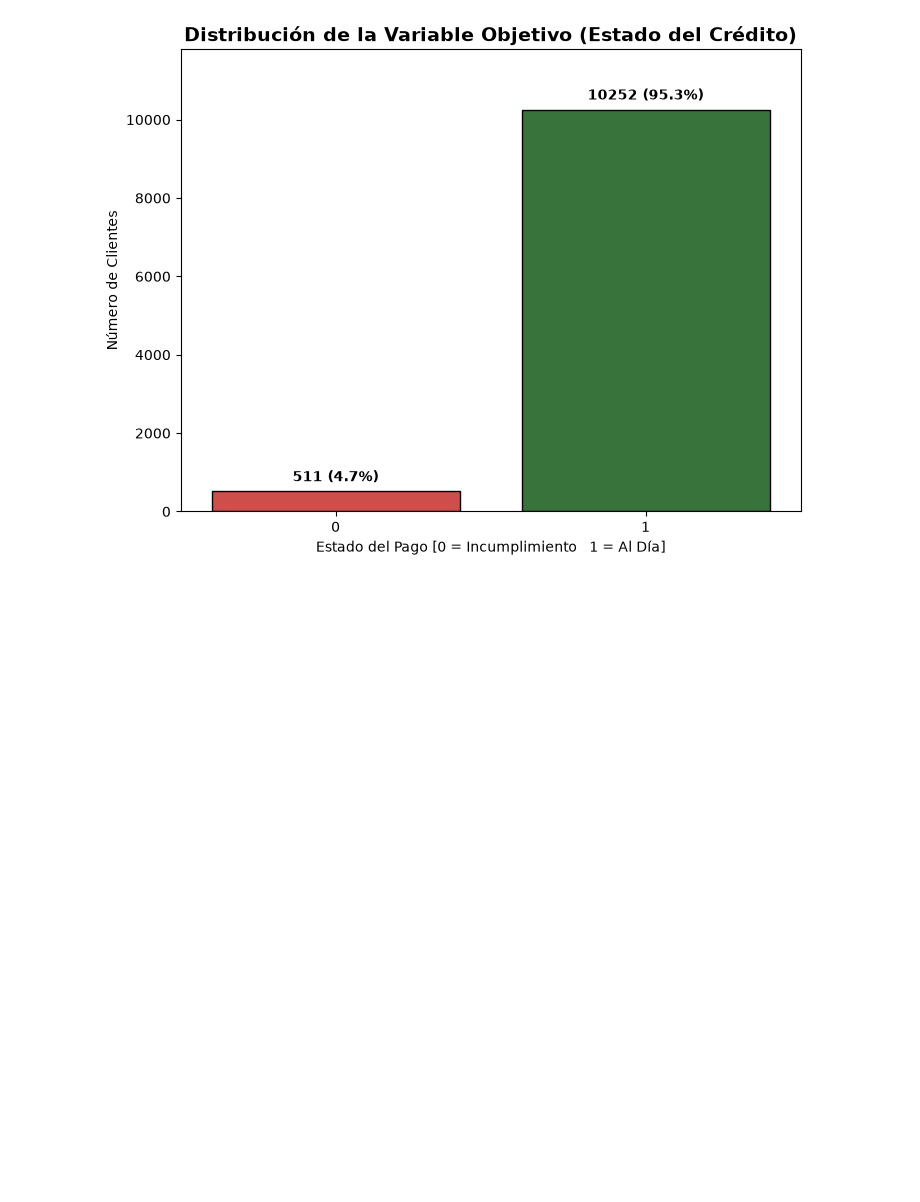
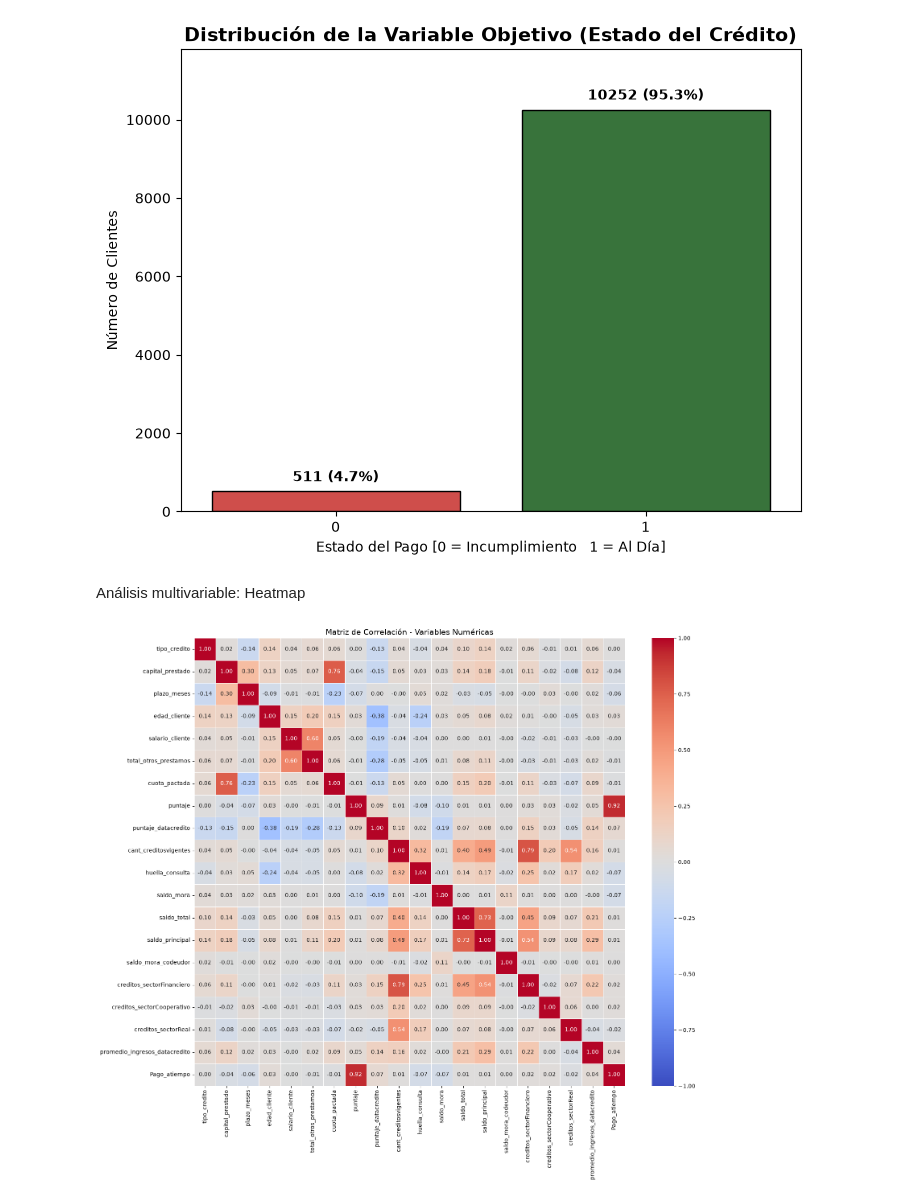
Before and after one commit to SaraHenaoB/PI_M5_, a Jupyter notebook: src/comprension_eda.ipynb, the cells around one changed output. Saved outputs shown, nothing was run; the diff lists cells and outputs as text; code cells hidden in the pictures; blank space fills up the shorter version.

```diff
--- a/src/comprension_eda.ipynb
+++ b/src/comprension_eda.ipynb
@@ -55,0 +88,10 @@ No se evidencias registros duplicados, todos difieren en al menos 1 dato dentro
+# %%
+valid_values = ["Estable", "Creciente", "Decreciente"]
+
+#Reemplazamos por NaN todo lo que NO esté en la lista de valores válidos
+df.loc[~df["tendencia_ingresos"].isin(valid_values), "tendencia_ingresos"] = np.nan
+
+# Verificar los resultados
+print(df["tendencia_ingresos"].value_counts(dropna=False))
+
+print(f"Tipo de dato de tendencia_ingresos: {df["tendencia_ingresos"].dtype}")
@@ -70,2 +151,4 @@ df.describe()
+# %%
+df['puntaje_datacredito'] = df['puntaje_datacredito'].replace(-7.0, df.loc[df['puntaje_datacredito'] != -7.0, 'puntaje_datacredito'].median())
 # %% [markdown]
 Gráficas exploratorias
@@ -104,3 +189,27 @@ Número de clientes Al Día (1): 10252 (95.25%)
 Número de clientes en Incumplimiento (0): 511 (4.75%)
 Ratio de desbalanceo: 20.06:1
 [figure]
+# %% [markdown]
+Análisis multivariable: Heatmap
+# %%
+df_numerico = df.select_dtypes(include=["number"])
+
+matriz_corr = df_numerico.corr()
+
+plt.figure(figsize=(16, 14))
+
+sns.heatmap(
+    matriz_corr,
+    annot=True,  # Coloca el valor numérico en cada celda
+    cmap="coolwarm",  # Azul = Correlación negativa, Rojo = Correlación positiva
+    fmt=".2f",
+    linewidths=0.5,  # Separa los cuadros con una línea delgada
+    vmin=-1,
+    vmax=1,  # Fija los límites de la escala de color
+)
+
+plt.title("Matriz de Correlación - Variables Numéricas", fontsize=14)
+plt.tight_layout()
+plt.show()
+# %% [output]
+[figure, added]
```
Also changed, not shown: parts of 20 cells of this notebook.
